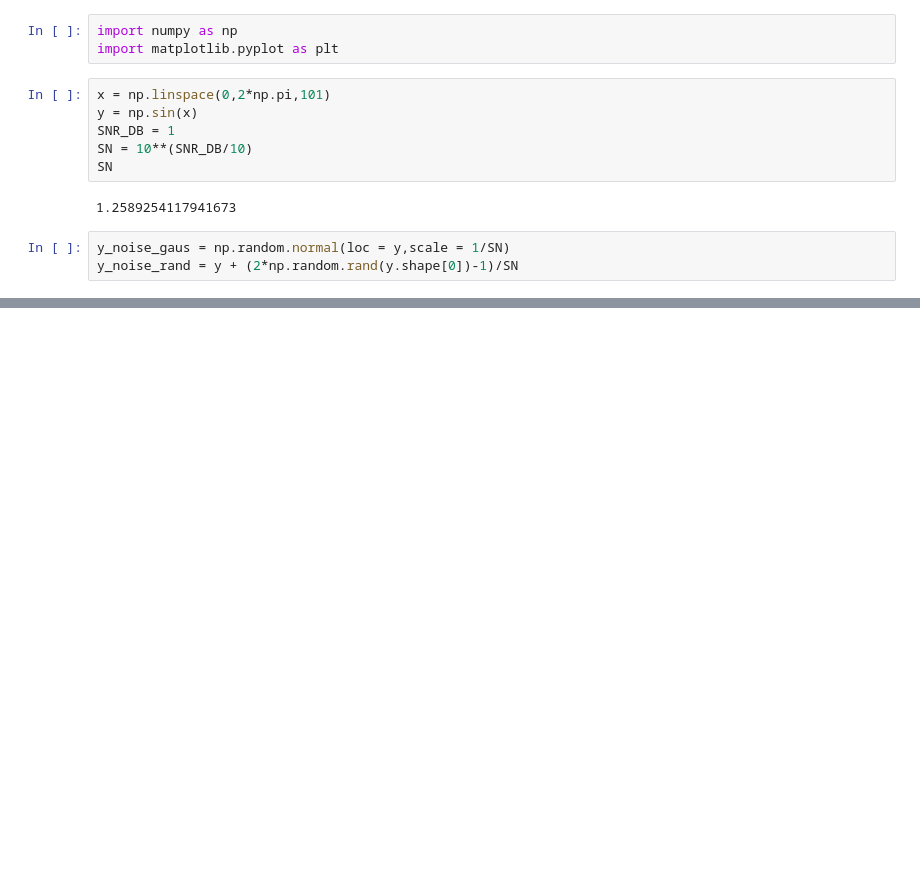
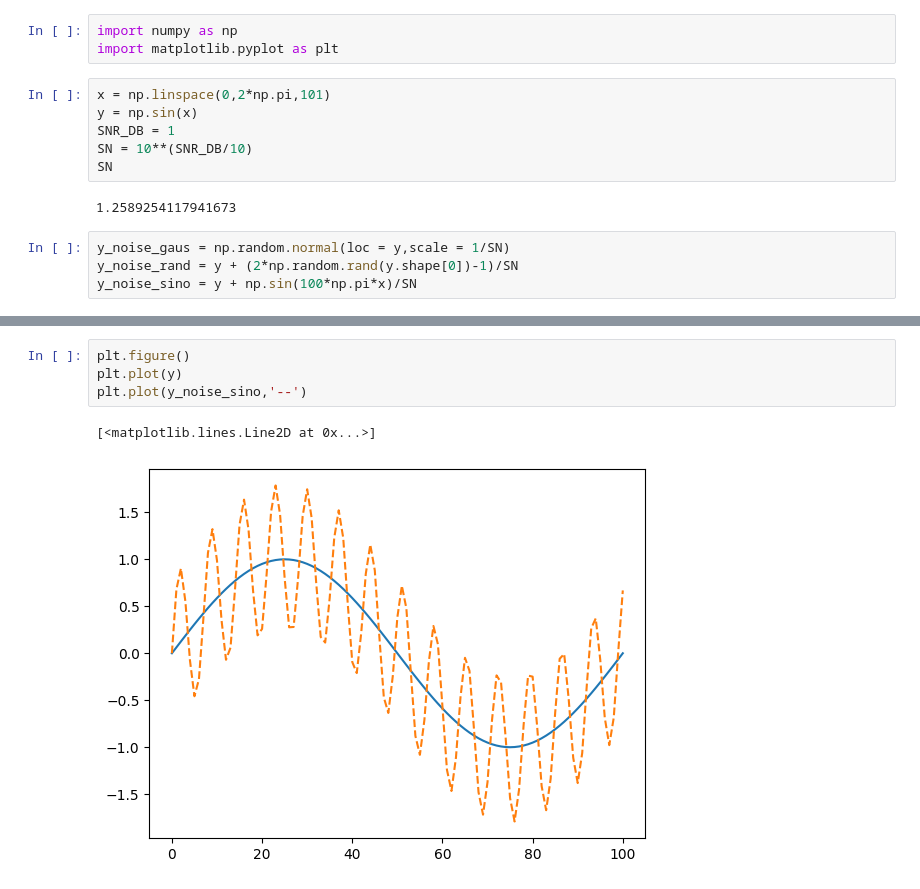
Before and after one commit to Rajpal9/Adaptive-koopman, a Jupyter notebook: noise_test.ipynb, the cells around one changed output, grey strips where cells are left out. Drawn from its saved outputs; the diff is of its cells as text; blank space fills up the shorter version.

```diff
--- a/noise_test.ipynb
+++ b/noise_test.ipynb
@@ -12,6 +12,7 @@ SN
 # %%
 y_noise_gaus = np.random.normal(loc = y,scale = 1/SN)
 y_noise_rand = y + (2*np.random.rand(y.shape[0])-1)/SN
+y_noise_sino = y + np.sin(100*np.pi*x)/SN
 # %%
 plt.figure()
 plt.plot(y)
@@ -28,0 +30,7 @@ plt.plot(y_noise_rand,'--')
+# %%
+plt.figure()
+plt.plot(y)
+plt.plot(y_noise_sino,'--')
+# %% [output]
+[<matplotlib.lines.Line2D at 0x...>]
+[figure, added]
```
Also changed, not shown: parts of 2 cells of this notebook, 10 other files.
